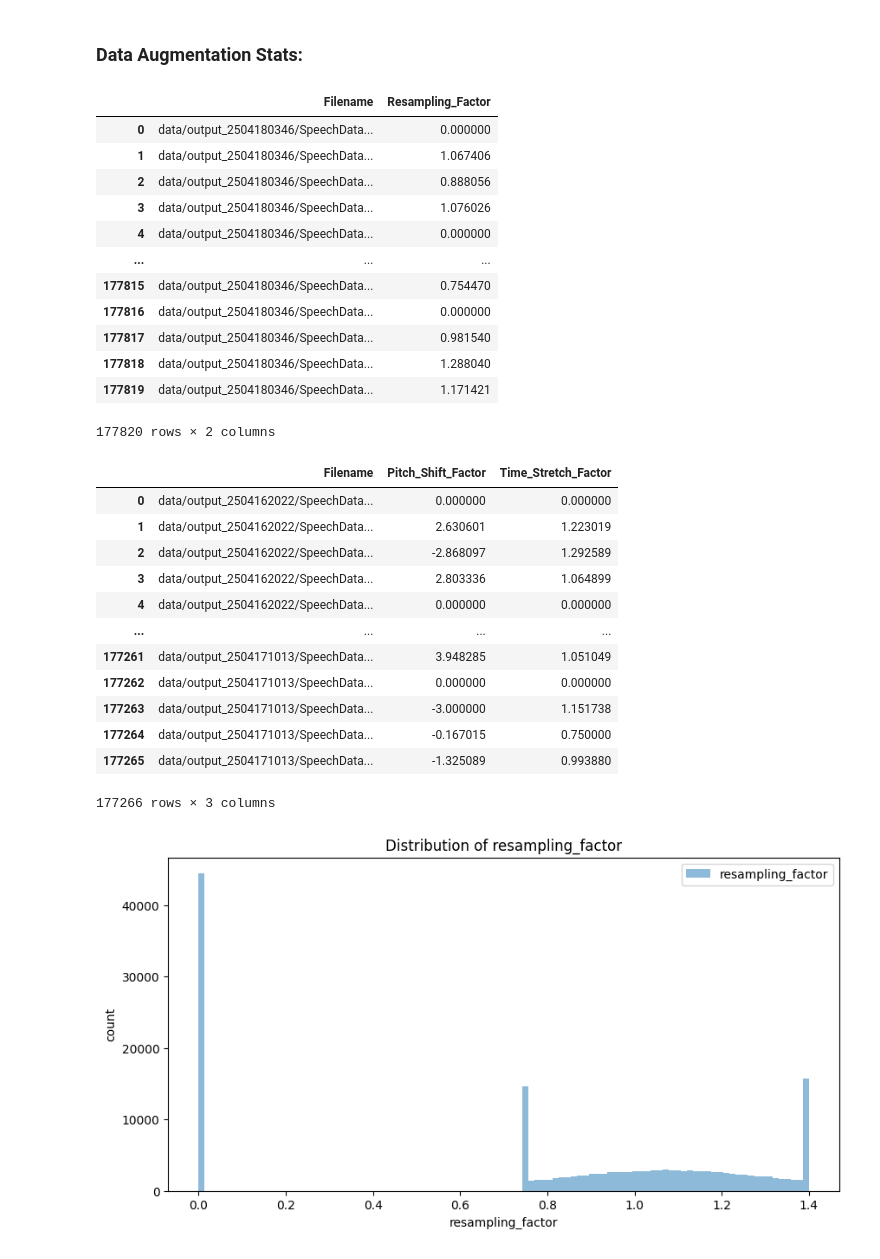
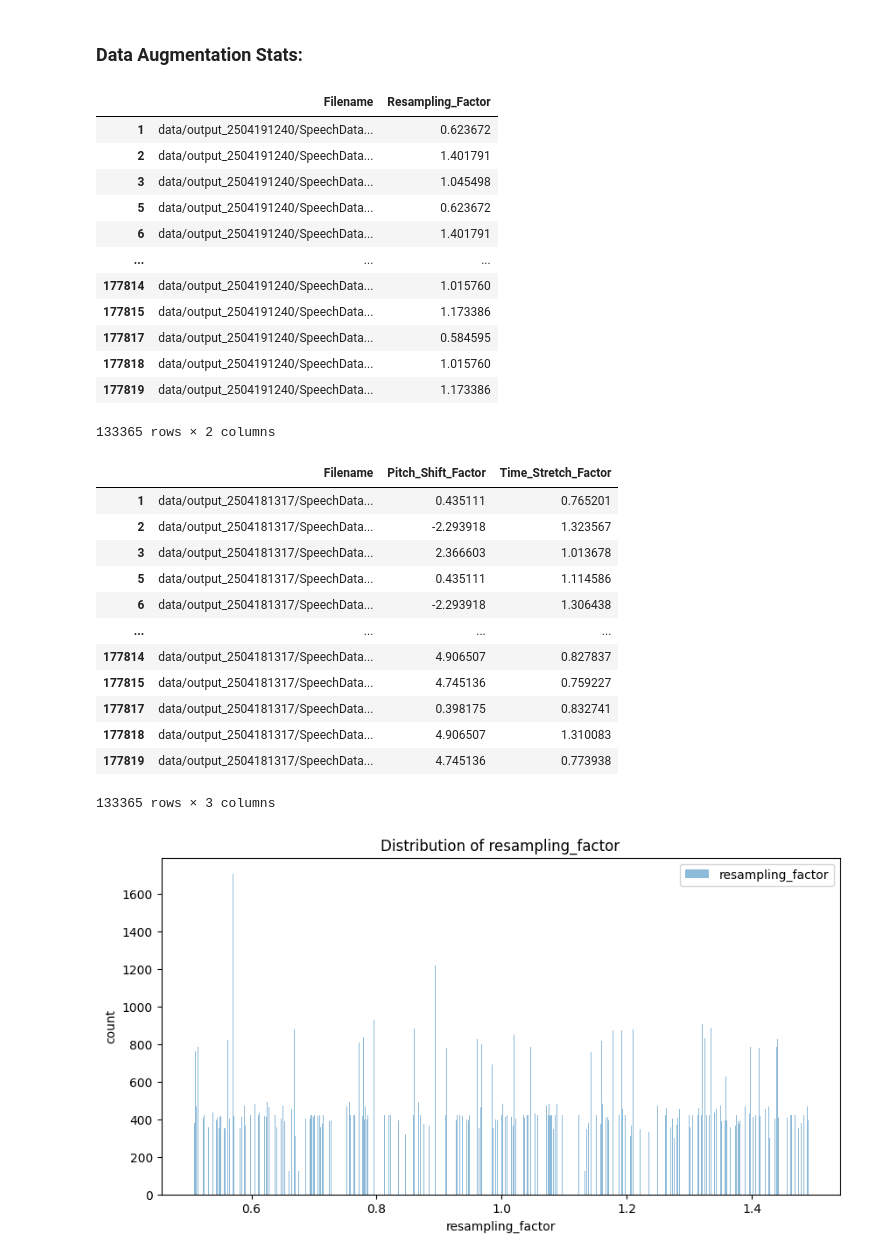
Before and after one commit to mariapolak/SMC10, a Jupyter notebook: plot_augmentation.ipynb, the cells around one changed output. Cells and saved outputs as stored; diff of their text form; code cells hidden in the pictures.

```diff
--- a/plot_augmentation.ipynb
+++ b/plot_augmentation.ipynb
@@ -33,52 +33,53 @@ plt.show()
 # %% [markdown]
 ### Data Augmentation Stats:
 # %%
-df_res = pd.read_csv('data/output_res/SpeechDatasets/VCTK/wav16_silence_trimmed/augmented_files.csv')
+df_res = pd.read_csv('data/output_rs/SpeechDatasets/VCTK/wav16_silence_trimmed/augmented_files.csv')
+df_res = df_res[df_res['Resampling_Factor'] != 0]
 df_res
 # %% [output]
 |  | Filename | Resampling_Factor |
-| 0 | data/output_2504180346/SpeechData... | 0.000000 |
-| 1 | data/output_2504180346/SpeechData... | 1.067406 |
-| 2 | data/output_2504180346/SpeechData... | 0.888056 |
-| 3 | data/output_2504180346/SpeechData... | 1.076026 |
-| 4 | data/output_2504180346/SpeechData... | 0.000000 |
+| 1 | data/output_2504191240/SpeechData... | 0.623672 |
+| 2 | data/output_2504191240/SpeechData... | 1.401791 |
+| 3 | data/output_2504191240/SpeechData... | 1.045498 |
+| 5 | data/output_2504191240/SpeechData... | 0.623672 |
+| 6 | data/output_2504191240/SpeechData... | 1.401791 |
 | ... | ... | ... |
-| 177815 | data/output_2504180346/SpeechData... | 0.754470 |
-| 177816 | data/output_2504180346/SpeechData... | 0.000000 |
-| 177817 | data/output_2504180346/SpeechData... | 0.981540 |
-| 177818 | data/output_2504180346/SpeechData... | 1.288040 |
-| 177819 | data/output_2504180346/SpeechData... | 1.171421 |
+| 177814 | data/output_2504191240/SpeechData... | 1.015760 |
+| 177815 | data/output_2504191240/SpeechData... | 1.173386 |
+| 177817 | data/output_2504191240/SpeechData... | 0.584595 |
+| 177818 | data/output_2504191240/SpeechData... | 1.015760 |
+| 177819 | data/output_2504191240/SpeechData... | 1.173386 |
-177820 rows × 2 columns
+133365 rows × 2 columns
 # %%
 df_pstsm = pd.read_csv('data/output_pstsm/SpeechDatasets/VCTK/wav16_silence_trimmed/augmented_files.csv')
-df_tmp = pd.read_csv('data/output_pstsm/SpeechDatasets/VCTK/wav16_silence_trimmed/augmented_files_2.csv')
-df_pstsm = pd.concat([df_pstsm, df_tmp], axis=0).reset_index(drop=True)
+df_pstsm = df_pstsm[(df_pstsm['Pitch_Shift_Factor'] != 0) & (df_pstsm['Time_Stretch_Factor'] != 1)]
+
 df_pstsm
 # %% [output]
 |  | Filename | Pitch_Shift_Factor | Time_Stretch_Factor |
-| 0 | data/output_2504162022/SpeechData... | 0.000000 | 0.000000 |
-| 1 | data/output_2504162022/SpeechData... | 2.630601 | 1.223019 |
-| 2 | data/output_2504162022/SpeechData... | -2.868097 | 1.292589 |
-| 3 | data/output_2504162022/SpeechData... | 2.803336 | 1.064899 |
-| 4 | data/output_2504162022/SpeechData... | 0.000000 | 0.000000 |
+| 1 | data/output_2504181317/SpeechData... | 0.435111 | 0.765201 |
+| 2 | data/output_2504181317/SpeechData... | -2.293918 | 1.323567 |
+| 3 | data/output_2504181317/SpeechData... | 2.366603 | 1.013678 |
+| 5 | data/output_2504181317/SpeechData... | 0.435111 | 1.114586 |
+| 6 | data/output_2504181317/SpeechData... | -2.293918 | 1.306438 |
 | ... | ... | ... | ... |
-| 177261 | data/output_2504171013/SpeechData... | 3.948285 | 1.051049 |
-| 177262 | data/output_2504171013/SpeechData... | 0.000000 | 0.000000 |
-| 177263 | data/output_2504171013/SpeechData... | -3.000000 | 1.151738 |
-| 177264 | data/output_2504171013/SpeechData... | -0.167015 | 0.750000 |
-| 177265 | data/output_2504171013/SpeechData... | -1.325089 | 0.993880 |
+| 177814 | data/output_2504181317/SpeechData... | 4.906507 | 0.827837 |
+| 177815 | data/output_2504181317/SpeechData... | 4.745136 | 0.759227 |
+| 177817 | data/output_2504181317/SpeechData... | 0.398175 | 0.832741 |
+| 177818 | data/output_2504181317/SpeechData... | 4.906507 | 1.310083 |
+| 177819 | data/output_2504181317/SpeechData... | 4.745136 | 0.773938 |
-177266 rows × 3 columns
+133365 rows × 3 columns
 # %%
 # plot the distrubution of resampling_factor in df_res
 plt.figure(figsize=(10, 5))
-plt.hist(df_res['Resampling_Factor'], bins=100, alpha=0.5, label='resampling_factor')
+plt.hist(df_res['Resampling_Factor'], bins=1000, alpha=0.5, label='resampling_factor')
 plt.xlabel('resampling_factor')
 plt.ylabel('count')
 plt.title('Distribution of resampling_factor')
 plt.legend()
 plt.show()
 # %% [output]
-[figure, old version]
+[figure, new version]
 # %%
 plt.figure(figsize=(10, 5))
 plt.hist(df_pstsm['Pitch_Shift_Factor'], bins=100, alpha=0.5, label='Pitch_Shift_Factor')
```
Also changed, not shown: parts of 2 cells of this notebook, 3 other files.
